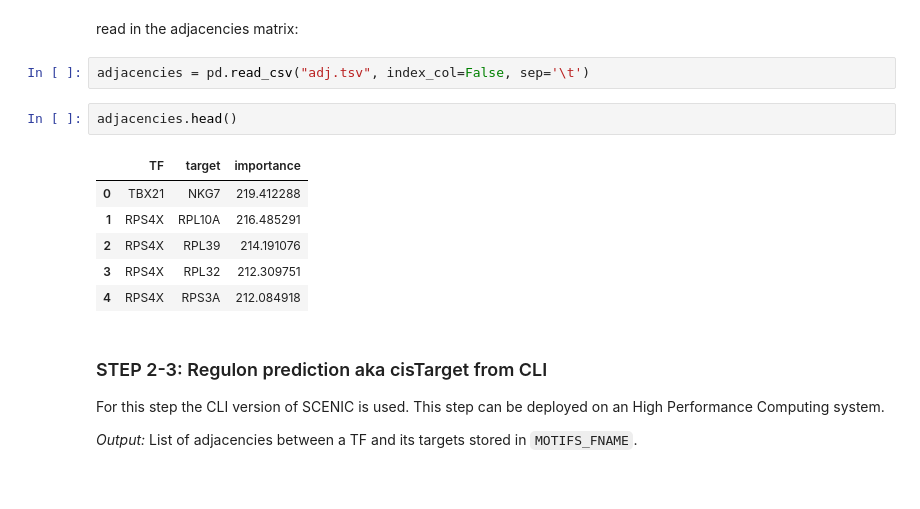
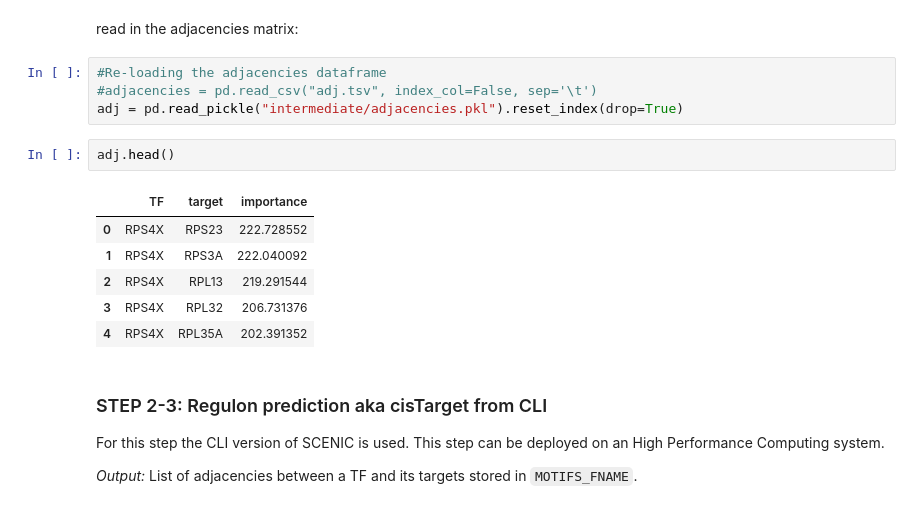
Before and after one commit to carlos-a-enriquez/dask_k8s, a Jupyter notebook: PBMC_project/PBMC10k_SCENIC_short-version.ipynb, the cells around one changed output. Drawn from its saved outputs; the diff is of its cells as text.

```diff
--- a/PBMC_project/PBMC10k_SCENIC_short-version.ipynb
+++ b/PBMC_project/PBMC10k_SCENIC_short-version.ipynb
@@ -750,16 +784,18 @@ adjacencies.head(
 # %% [markdown]
 read in the adjacencies matrix:
 # %%
-adjacencies = pd.read_csv("adj.tsv", index_col=False, sep='\t')
+#Re-loading the adjacencies dataframe
+#adjacencies = pd.read_csv("adj.tsv", index_col=False, sep='\t')
+adj = pd.read_pickle("intermediate/adjacencies.pkl").reset_index(drop=True)
 # %%
-adjacencies.head()
+adj.head()
 # %% [output]
 |  | TF | target | importance |
-| 0 | TBX21 | NKG7 | 219.412288 |
-| 1 | RPS4X | RPL10A | 216.485291 |
-| 2 | RPS4X | RPL39 | 214.191076 |
-| 3 | RPS4X | RPL32 | 212.309751 |
-| 4 | RPS4X | RPS3A | 212.084918 |
+| 0 | RPS4X | RPS23 | 222.728552 |
+| 1 | RPS4X | RPS3A | 222.040092 |
+| 2 | RPS4X | RPL13 | 219.291544 |
+| 3 | RPS4X | RPL32 | 206.731376 |
+| 4 | RPS4X | RPL35A | 202.391352 |
 # %% [markdown]
 ### STEP 2-3: Regulon prediction aka cisTarget from CLI
 
```
Also changed, not shown: parts of 25 cells of this notebook, 3 other files.
